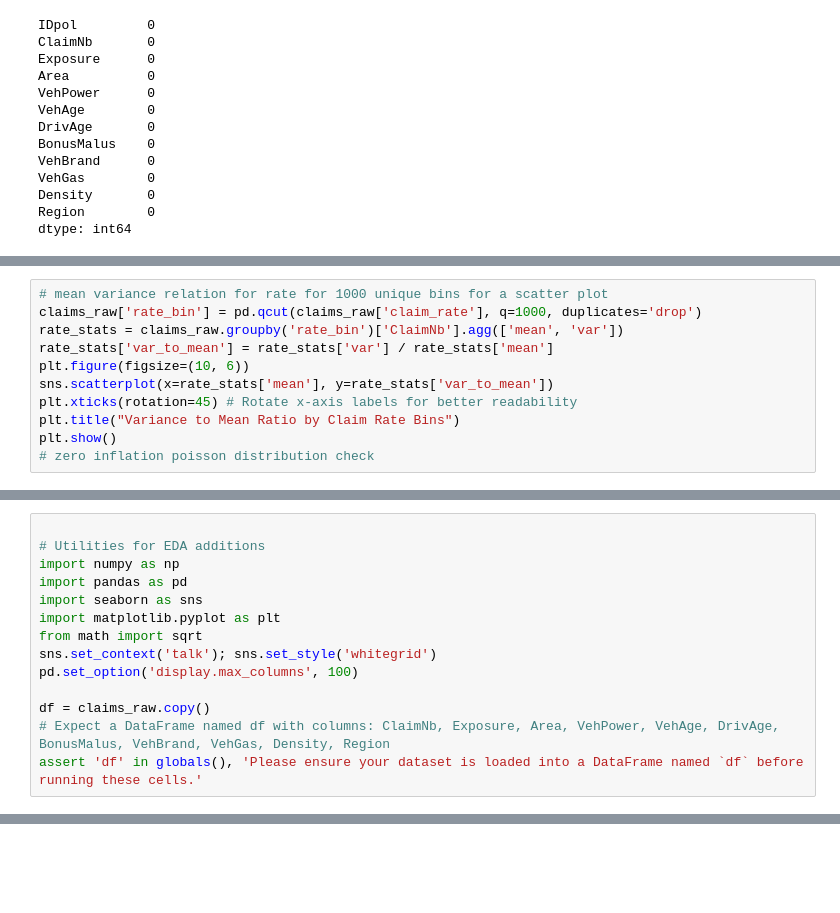
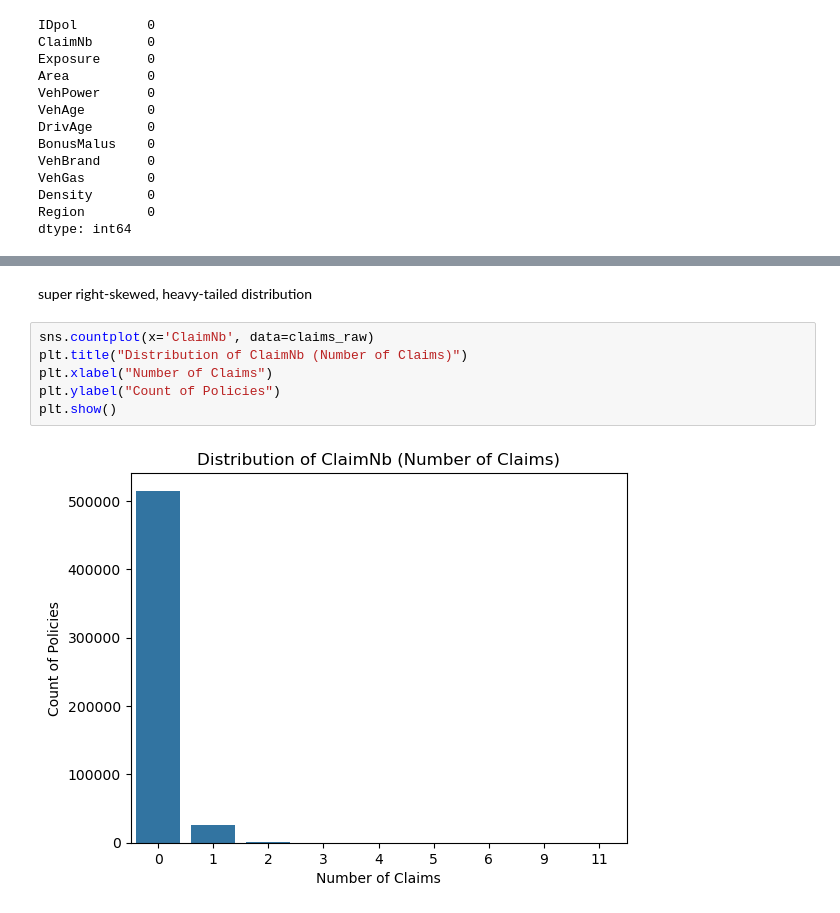
Before and after one commit to mindenki/2025-ITU-MachineLearning-Project-Claims-Risk-zrt, a Jupyter notebook: notebooks/01_Preprocessing_EDA.ipynb, the cells around one changed output, grey strips where cells are left out. Saved outputs shown, nothing was run; the diff lists cells and outputs as text; blank space fills up the shorter version.

```diff
--- a/notebooks/01_Preprocessing_EDA.ipynb
+++ b/notebooks/01_Preprocessing_EDA.ipynb
@@ -191,11 +116,0 @@ plt.show()
-# %%
-# mean variance relation for rate for 1000 unique bins for a scatter plot
-claims_raw['rate_bin'] = pd.qcut(claims_raw['claim_rate'], q=1000, duplicates='drop')
-rate_stats = claims_raw.groupby('rate_bin')['ClaimNb'].agg(['mean', 'var'])
-rate_stats['var_to_mean'] = rate_stats['var'] / rate_stats['mean']
-plt.figure(figsize=(10, 6))
-sns.scatterplot(x=rate_stats['mean'], y=rate_stats['var_to_mean'])
-plt.xticks(rotation=45) # Rotate x-axis labels for better readability
-plt.title("Variance to Mean Ratio by Claim Rate Bins")
-plt.show()
-# zero inflation poisson distribution check
@@ -209,14 +116,0 @@ data quality checks, target-aware plots, correlation diagnostics, and a quick ba
-# %%
-
-# Utilities for EDA additions
-import numpy as np
-import pandas as pd
-import seaborn as sns
-import matplotlib.pyplot as plt
-from math import sqrt
-sns.set_context('talk'); sns.set_style('whitegrid')
-pd.set_option('display.max_columns', 100)
-
-df = claims_raw.copy()
-# Expect a DataFrame named df with columns: ClaimNb, Exposure, Area, VehPower, VehAge, DrivAge, BonusMalus, VehBrand, VehGas, Density, Region
-assert 'df' in globals(), 'Please ensure your dataset is loaded into a DataFrame named `df` before running these cells.'
@@ -494,0 +164,10 @@ AssertionError: Please ensure your dataset is loaded into a DataFrame named `df`
+# %% [markdown]
+super right-skewed, heavy-tailed distribution
+# %%
+sns.countplot(x='ClaimNb', data=claims_raw)
+plt.title("Distribution of ClaimNb (Number of Claims)")
+plt.xlabel("Number of Claims")
+plt.ylabel("Count of Policies")
+plt.show()
+# %% [output]
+[figure, added]
```
Also changed, not shown: parts of 122 cells of this notebook, 1 other file.
